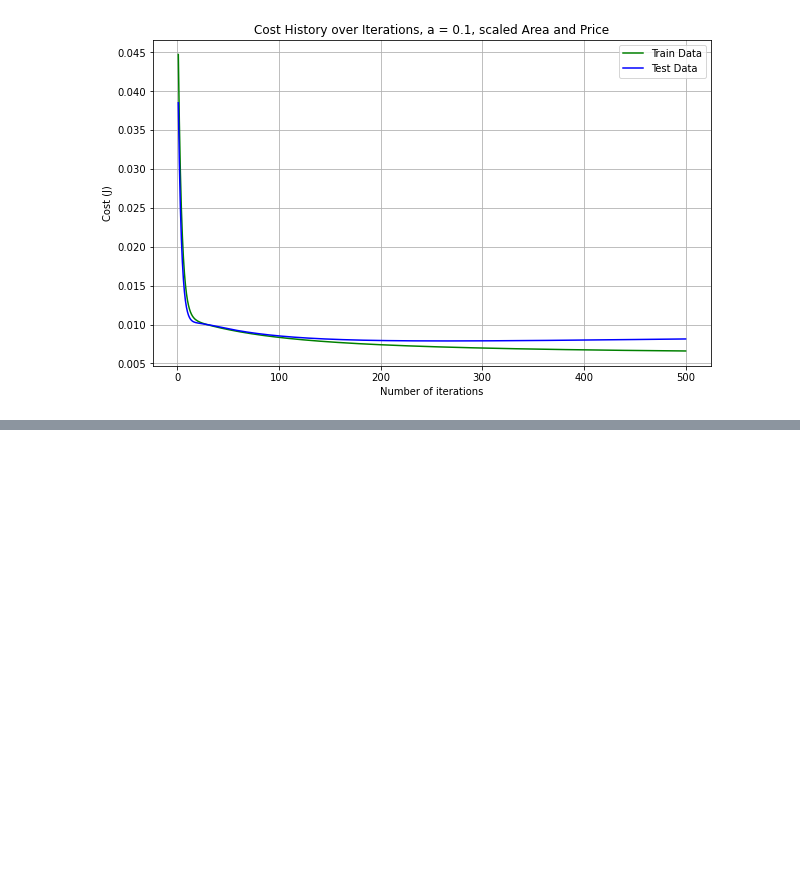
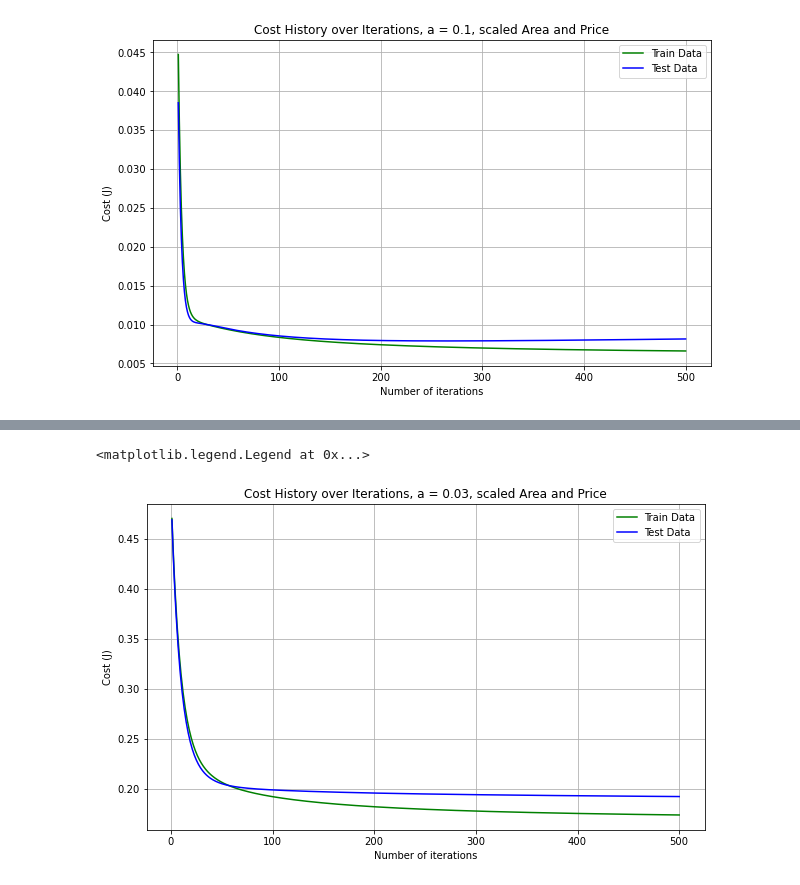
Before and after one commit to ccook93/ECGR-4105-Homeworks, a Jupyter notebook: HW1_Testing Code.ipynb, the cells around one changed output, grey strips where cells are left out. Cells and saved outputs as stored; diff of their text form; code cells hidden in the pictures; blank space fills up the shorter version.

```diff
--- a/HW1_Testing Code.ipynb
+++ b/HW1_Testing Code.ipynb
@@ -534,0 +501,15 @@ plt.legend()
+# %%
+plt.plot(range(1, iterations + 1),cost_historyTrainD2S, color='green', label='Train Data')
+plt.plot(range(1, iterations + 1),cost_historyTestD2S, color='blue', label='Test Data')
+
+plt.rcParams["figure.figsize"] = (10,6)
+plt.grid()
+plt.xlabel('Number of iterations')
+plt.ylabel('Cost (J)')
+plt.title('Cost History over Iterations, a = 0.03, scaled Area and Price')
+#plt.xlim([-10, 200])
+#plt.ylim([0.015, 0.03])
+plt.legend()
+# %% [output]
+<matplotlib.legend.Legend at 0x...>
+[figure, added]
```
Also changed, not shown: parts of 15 cells of this notebook.
